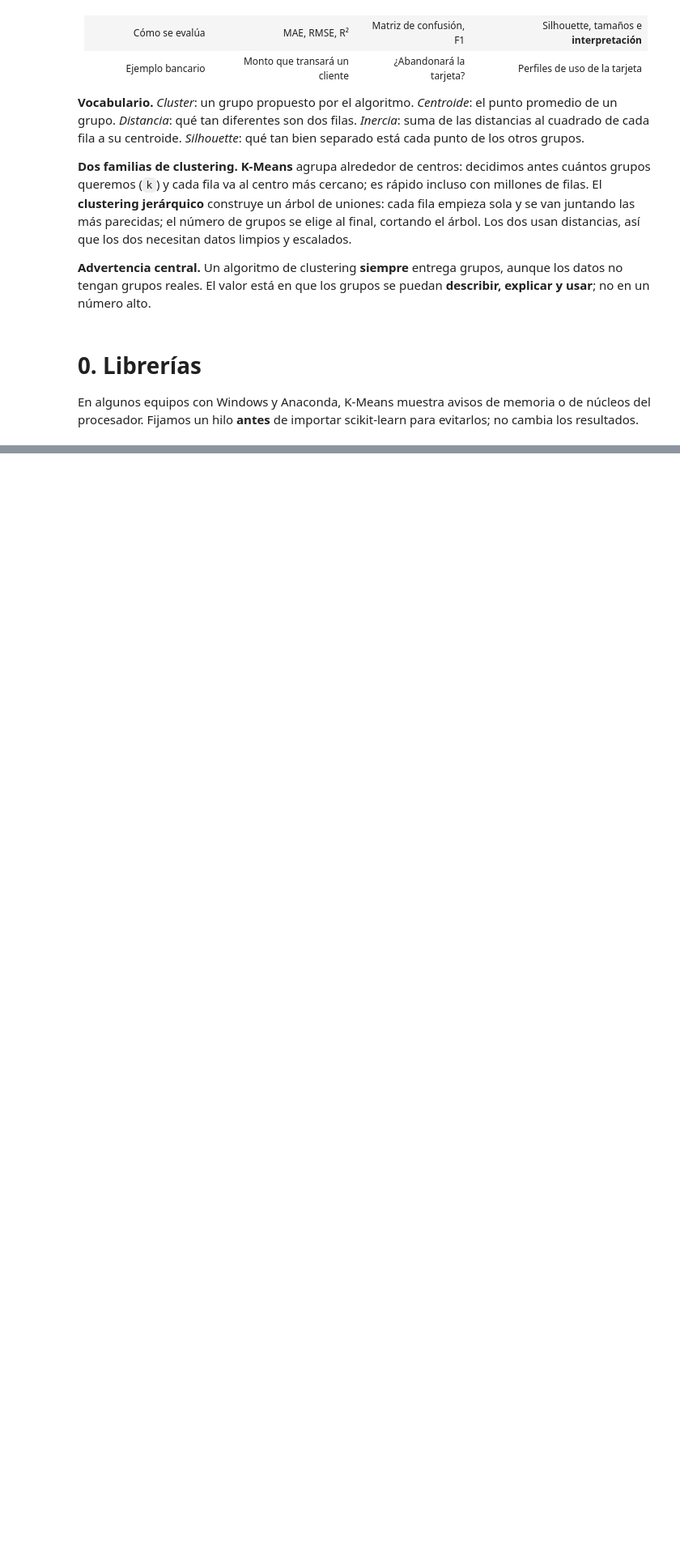
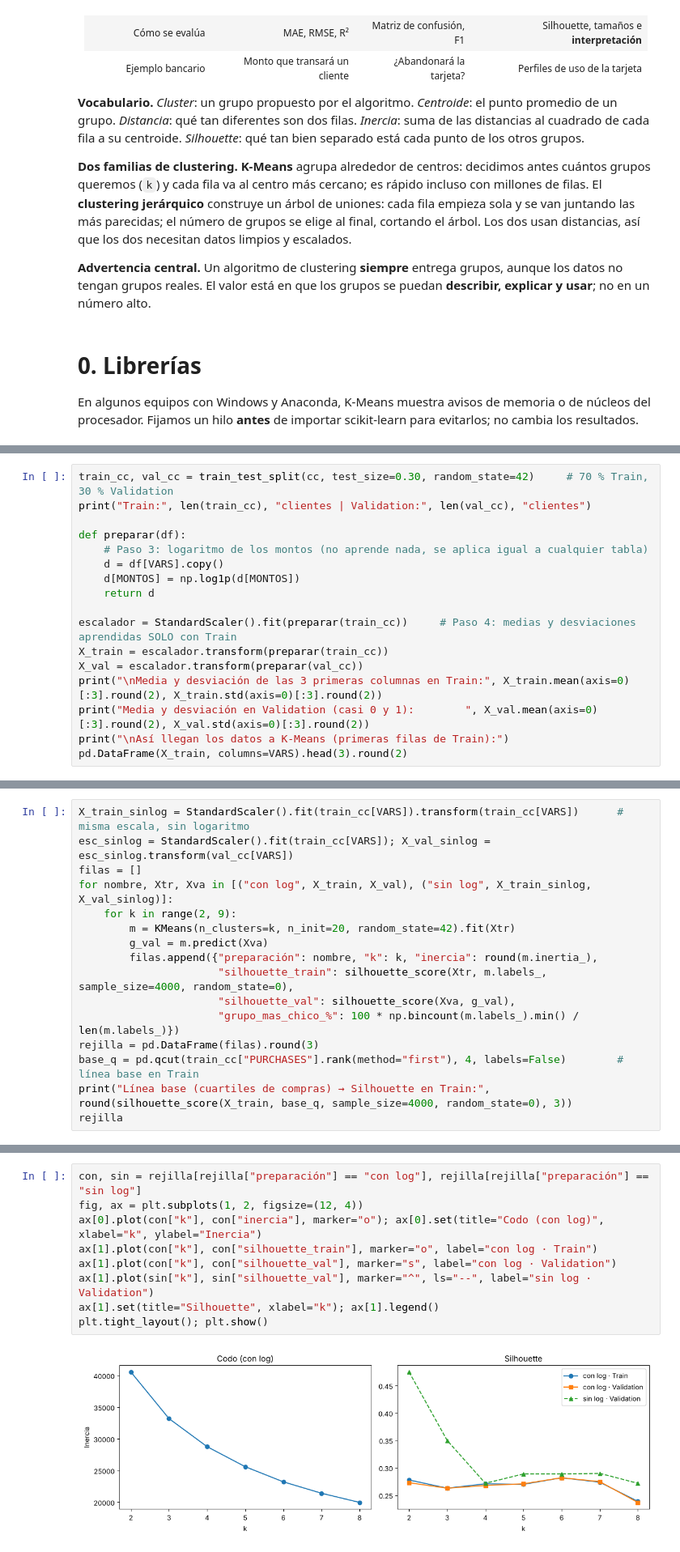
Before and after one commit to jonarosero/modulo-3-machine-learning-aplicado, a Jupyter notebook: notebooks/04_Dia4_Clustering_Segmentacion_Economica.ipynb, the cells around one changed output, grey strips where cells are left out. Shown at 81% size. Drawn from its saved outputs; the diff is of its cells as text; blank space fills up the shorter version.

```diff
--- a/notebooks/04_Dia4_Clustering_Segmentacion_Economica.ipynb
+++ b/notebooks/04_Dia4_Clustering_Segmentacion_Economica.ipynb
@@ -637,0 +268,17 @@ pd.DataFrame(filas)
+# %%
+train_cc, val_cc = train_test_split(cc, test_size=0.30, random_state=42)     # 70 % Train, 30 % Validation
+print("Train:", len(train_cc), "clientes | Validation:", len(val_cc), "clientes")
+
+def preparar(df):
+    # Paso 3: logaritmo de los montos (no aprende nada, se aplica igual a cualquier tabla)
+    d = df[VARS].copy()
+    d[MONTOS] = np.log1p(d[MONTOS])
+    return d
+
+escalador = StandardScaler().fit(preparar(train_cc))     # Paso 4: medias y desviaciones aprendidas SOLO con Train
+X_train = escalador.transform(preparar(train_cc))
+X_val = escalador.transform(preparar(val_cc))
+print("\nMedia y desviación de las 3 primeras columnas en Train:", X_train.mean(axis=0)[:3].round(2), X_train.std(axis=0)[:3].round(2))
+print("Media y desviación en Validation (casi 0 y 1):        ", X_val.mean(axis=0)[:3].round(2), X_val.std(axis=0)[:3].round(2))
+print("\nAsí llegan los datos a K-Means (primeras filas de Train):")
+pd.DataFrame(X_train, columns=VARS).head(3).round(2)
@@ -637,0 +461,16 @@ pd.DataFrame(filas)
+# %%
+X_train_sinlog = StandardScaler().fit(train_cc[VARS]).transform(train_cc[VARS])      # misma escala, sin logaritmo
+esc_sinlog = StandardScaler().fit(train_cc[VARS]); X_val_sinlog = esc_sinlog.transform(val_cc[VARS])
+filas = []
+for nombre, Xtr, Xva in [("con log", X_train, X_val), ("sin log", X_train_sinlog, X_val_sinlog)]:
+    for k in range(2, 9):
+        m = KMeans(n_clusters=k, n_init=20, random_state=42).fit(Xtr)
+        g_val = m.predict(Xva)
+        filas.append({"preparación": nombre, "k": k, "inercia": round(m.inertia_),
+                      "silhouette_train": silhouette_score(Xtr, m.labels_, sample_size=4000, random_state=0),
+                      "silhouette_val": silhouette_score(Xva, g_val),
+                      "grupo_mas_chico_%": 100 * np.bincount(m.labels_).min() / len(m.labels_)})
+rejilla = pd.DataFrame(filas).round(3)
+base_q = pd.qcut(train_cc["PURCHASES"].rank(method="first"), 4, labels=False)        # línea base en Train
+print("Línea base (cuartiles de compras) → Silhouette en Train:", round(silhouette_score(X_train, base_q, sample_size=4000, random_state=0), 3))
+rejilla
@@ -637,0 +494,11 @@ pd.DataFrame(filas)
+# %%
+con, sin = rejilla[rejilla["preparación"] == "con log"], rejilla[rejilla["preparación"] == "sin log"]
+fig, ax = plt.subplots(1, 2, figsize=(12, 4))
+ax[0].plot(con["k"], con["inercia"], marker="o"); ax[0].set(title="Codo (con log)", xlabel="k", ylabel="Inercia")
+ax[1].plot(con["k"], con["silhouette_train"], marker="o", label="con log · Train")
+ax[1].plot(con["k"], con["silhouette_val"], marker="s", label="con log · Validation")
+ax[1].plot(sin["k"], sin["silhouette_val"], marker="^", ls="--", label="sin log · Validation")
+ax[1].set(title="Silhouette", xlabel="k"); ax[1].legend()
+plt.tight_layout(); plt.show()
+# %% [output]
+[figure, added]
```
Also changed, not shown: parts of 100 cells of this notebook, 2 other files.
